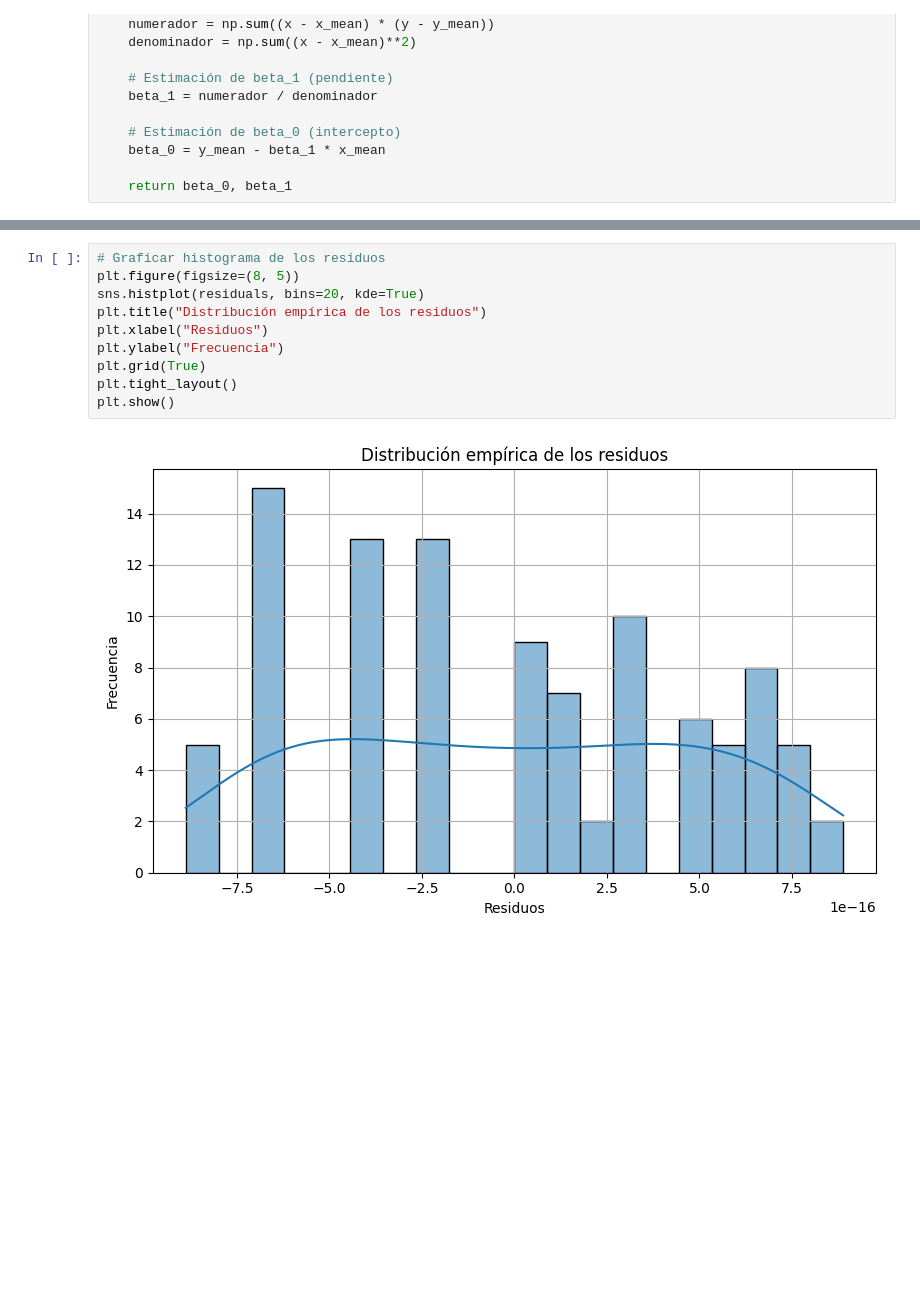
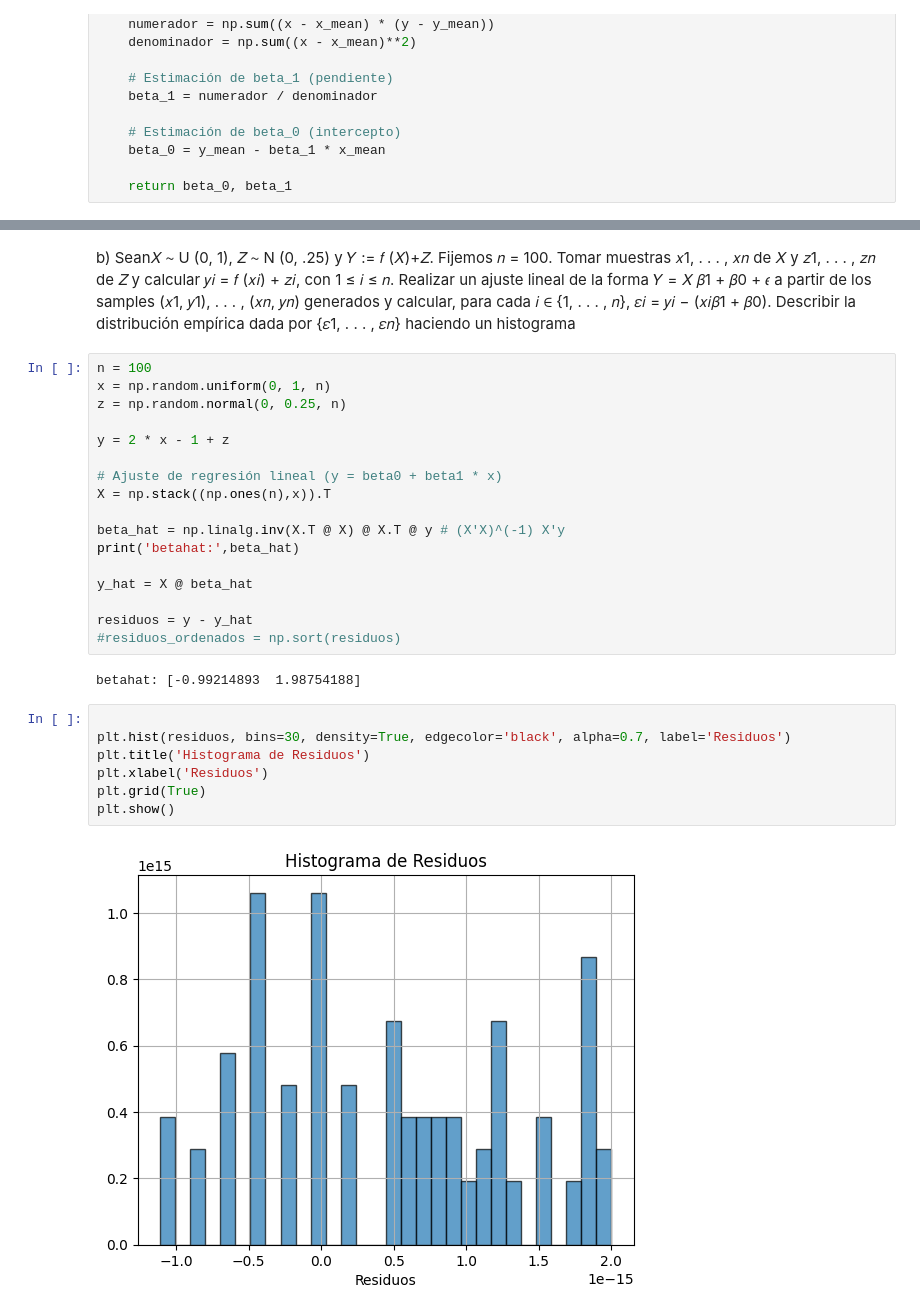
Before and after one commit to joaquin-miguel/inferencia_estadisitca, a Jupyter notebook: t_guia_3/ej_2.ipynb, the cells around one changed output, grey strips where cells are left out. Saved outputs shown, nothing was run; the diff lists cells and outputs as text; blank space fills up the shorter version.

```diff
--- a/t_guia_3/ej_2.ipynb
+++ b/t_guia_3/ej_2.ipynb
@@ -103,12 +153,35 @@ betahat: [-1.  2.]
+# %% [markdown]
+b) Sean𝑋 ∼ U (0, 1), 𝑍 ∼ N (0, .25) y 𝑌 := 𝑓 (𝑋)+𝑍. Fijemos 𝑛 = 100. Tomar muestras 𝑥1, . . . , 𝑥𝑛
+    de 𝑋 y 𝑧1, . . . , 𝑧𝑛 de 𝑍 y calcular 𝑦𝑖 = 𝑓 (𝑥𝑖) + 𝑧𝑖, con 1 ≤ 𝑖 ≤ 𝑛. Realizar un ajuste lineal de
+    la forma 𝑌 = 𝑋 𝛽1 + 𝛽0 + 𝜖 a partir de los samples (𝑥1, 𝑦1), . . . , (𝑥𝑛, 𝑦𝑛) generados y calcular,
+    para cada 𝑖 ∈ {1, . . . , 𝑛},
+    𝜀𝑖 = 𝑦𝑖 − (𝑥𝑖𝛽1 + 𝛽0).
+Describir la distribución empírica dada por {𝜀1, . . . , 𝜀𝑛} haciendo un histograma
+# %%
+n = 100
+x = np.random.uniform(0, 1, n)
+z = np.random.normal(0, 0.25, n)
+
+y = 2 * x - 1 + z
+
+# Ajuste de regresión lineal (y = beta0 + beta1 * x)
+X = np.stack((np.ones(n),x)).T
+
+beta_hat = np.linalg.inv(X.T @ X) @ X.T @ y # (X'X)^(-1) X'y
+print('betahat:',beta_hat)
+
+y_hat = X @ beta_hat
+
+residuos = y - y_hat
+#residuos_ordenados = np.sort(residuos)
+# %% [output]
+betahat: [-0.99214893  1.98754188]
 # %%
-# Graficar histograma de los residuos
-plt.figure(figsize=(8, 5))
-sns.histplot(residuals, bins=20, kde=True)
-plt.title("Distribución empírica de los residuos")
-plt.xlabel("Residuos")
-plt.ylabel("Frecuencia")
+
+plt.hist(residuos, bins=30, density=True, edgecolor='black', alpha=0.7, label='Residuos')
+plt.title('Histograma de Residuos')
+plt.xlabel('Residuos')
 plt.grid(True)
-plt.tight_layout()
 plt.show()
 # %% [output]
-[figure, old version]
+[figure, new version]
```
Also changed, not shown: parts of 7 cells of this notebook, 1 other file.
